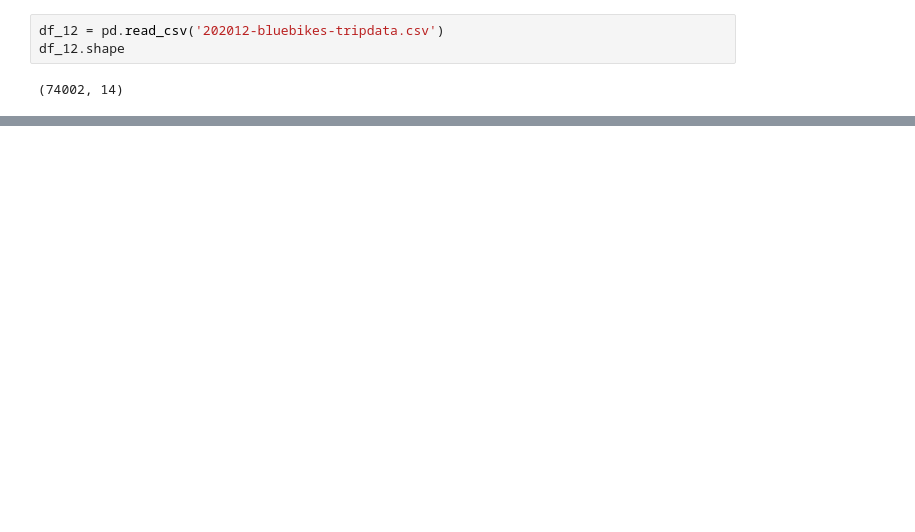
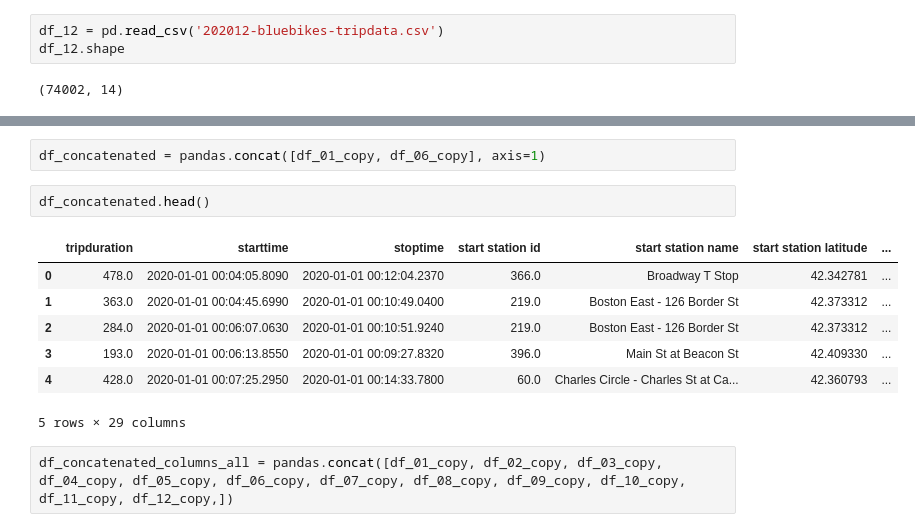
Before and after one commit to lillaszulyovszky/udacity-project-bikesharing-data-in-boston, a Jupyter notebook: bikesharing.ipynb, the cells around one changed output, grey strips where cells are left out. Cells and saved outputs as stored; diff of their text form; blank space fills up the shorter version.

```diff
--- a/bikesharing.ipynb
+++ b/bikesharing.ipynb
@@ -97,0 +464,14 @@ df_12.shape
+# %%
+df_concatenated = pandas.concat([df_01_copy, df_06_copy], axis=1)
+# %%
+df_concatenated.head()
+# %% [output]
+|  | tripduration | starttime | stoptime | start station id | start station name | start station latitude | ... |
+| 0 | 478.0 | 2020-01-01 00:04:05.8090 | 2020-01-01 00:12:04.2370 | 366.0 | Broadway T Stop | 42.342781 | ... |
+| 1 | 363.0 | 2020-01-01 00:04:45.6990 | 2020-01-01 00:10:49.0400 | 219.0 | Boston East - 126 Border St | 42.373312 | ... |
+| 2 | 284.0 | 2020-01-01 00:06:07.0630 | 2020-01-01 00:10:51.9240 | 219.0 | Boston East - 126 Border St | 42.373312 | ... |
+| 3 | 193.0 | 2020-01-01 00:06:13.8550 | 2020-01-01 00:09:27.8320 | 396.0 | Main St at Beacon St | 42.409330 | ... |
+| 4 | 428.0 | 2020-01-01 00:07:25.2950 | 2020-01-01 00:14:33.7800 | 60.0 | Charles Circle - Charles St at Ca... | 42.360793 | ... |
+5 rows × 29 columns
+# %%
+df_concatenated_columns_all = pandas.concat([df_01_copy, df_02_copy, df_03_copy, df_04_copy, df_05_copy, df_06_copy, df_07_copy, df_08_copy, df_09_copy, df_10_copy, df_11_copy, df_12_copy,])
```
Also changed, not shown: parts of 42 cells of this notebook.
